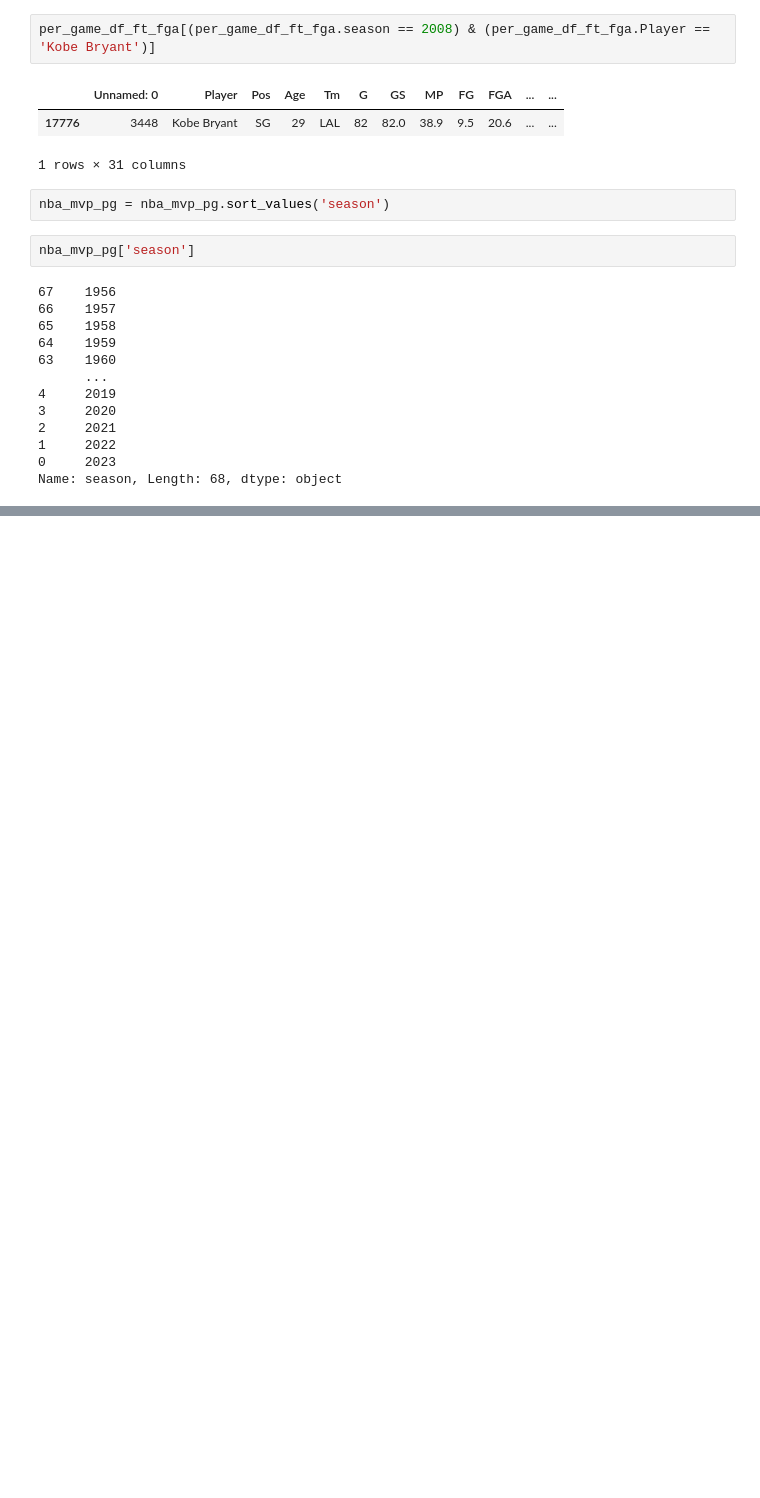
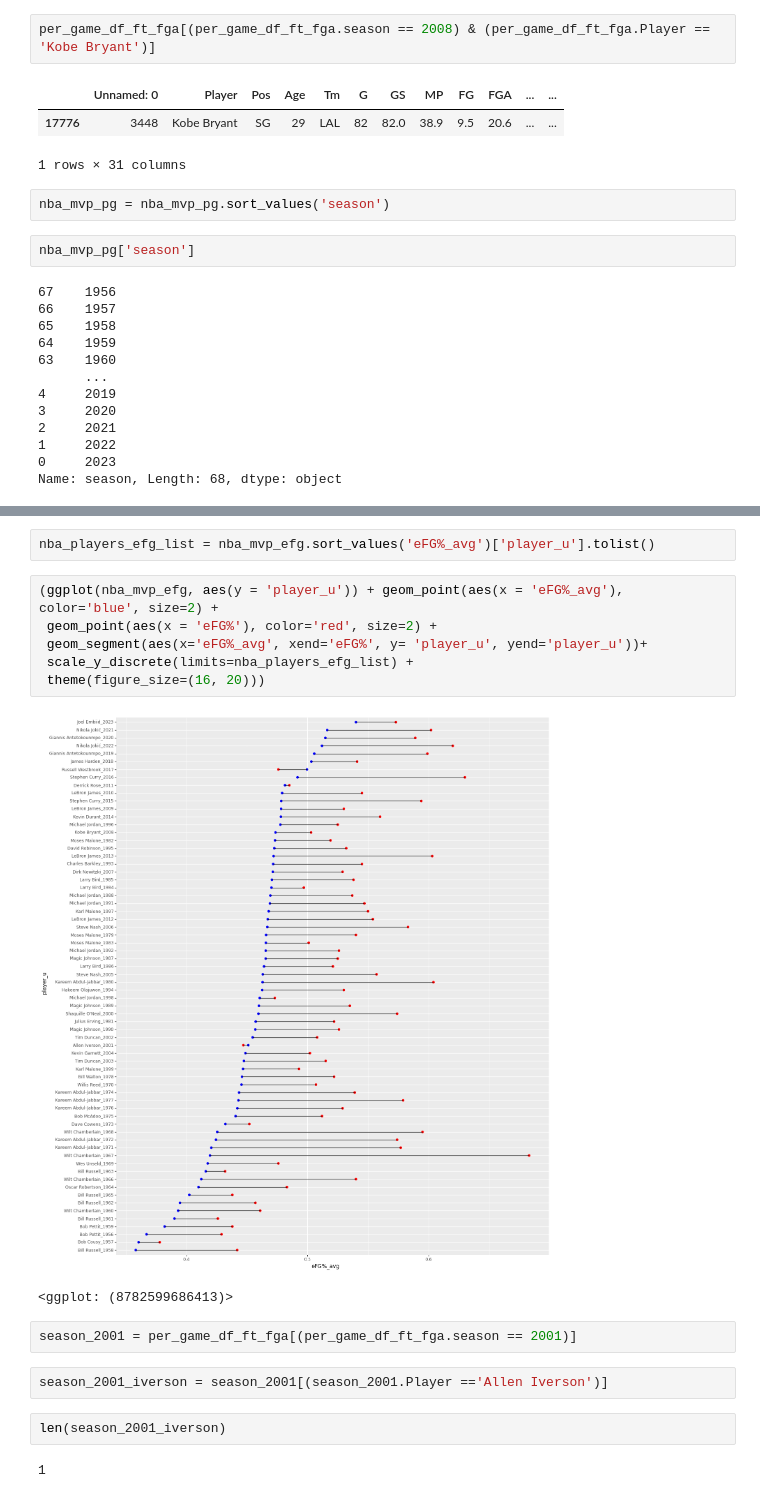
Before and after one commit to nharrisanalyst/NBA_MVP, a Jupyter notebook: NBA MVP Data Cleaning and Exploration.ipynb, the cells around one changed output, grey strips where cells are left out. Cells and saved outputs as stored; diff of their text form; blank space fills up the shorter version.

```diff
--- a/NBA MVP Data Cleaning and Exploration.ipynb
+++ b/NBA MVP Data Cleaning and Exploration.ipynb
@@ -354,0 +464,19 @@ nba_mvp['eFG%'] = (nba_mvp['FG%'] + (0.5 * nba_mvp['3P%'] )/nba_mvp['']
+# %%
+nba_players_efg_list = nba_mvp_efg.sort_values('eFG%_avg')['player_u'].tolist()
+# %%
+(ggplot(nba_mvp_efg, aes(y = 'player_u')) + geom_point(aes(x = 'eFG%_avg'), color='blue', size=2) +
+ geom_point(aes(x = 'eFG%'), color='red', size=2) +
+ geom_segment(aes(x='eFG%_avg', xend='eFG%', y= 'player_u', yend='player_u'))+
+ scale_y_discrete(limits=nba_players_efg_list) +
+ theme(figure_size=(16, 20)))
+# %% [output]
+[figure, added]
+<ggplot: (8782599686413)>
+# %%
+season_2001 = per_game_df_ft_fga[(per_game_df_ft_fga.season == 2001)]
+# %%
+season_2001_iverson = season_2001[(season_2001.Player =='Allen Iverson')]
+# %%
+len(season_2001_iverson)
+# %% [output]
+1
```
Also changed, not shown: parts of 18 cells of this notebook.
